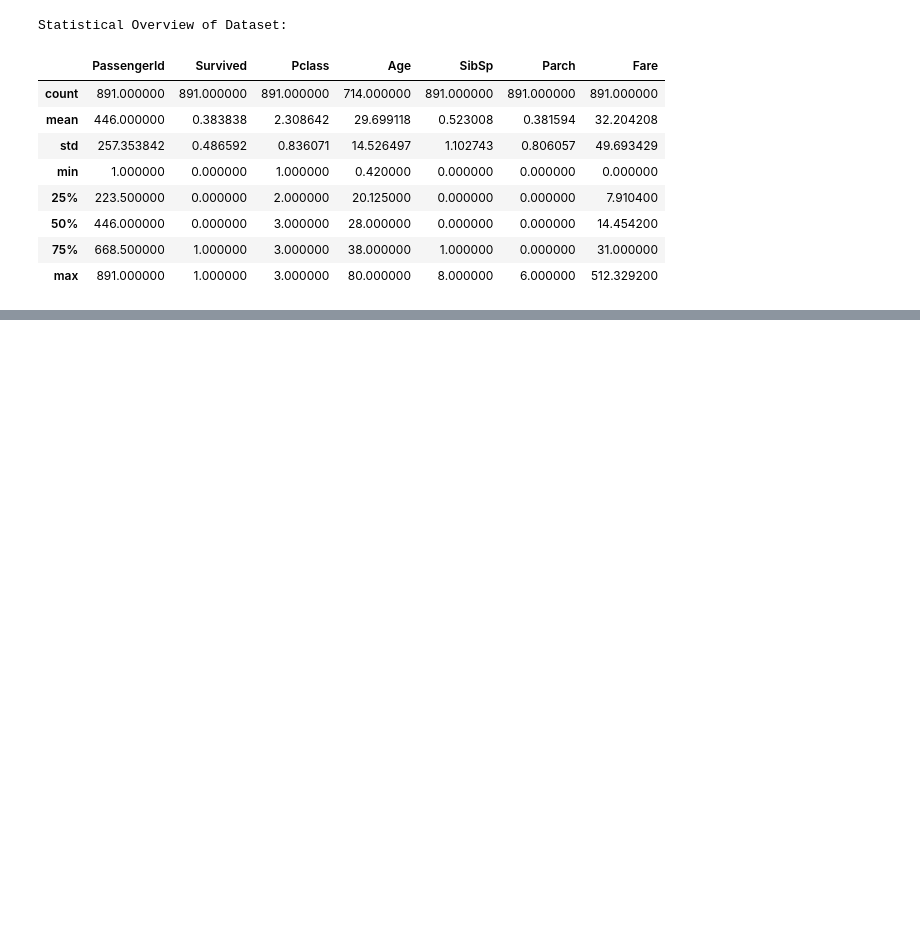
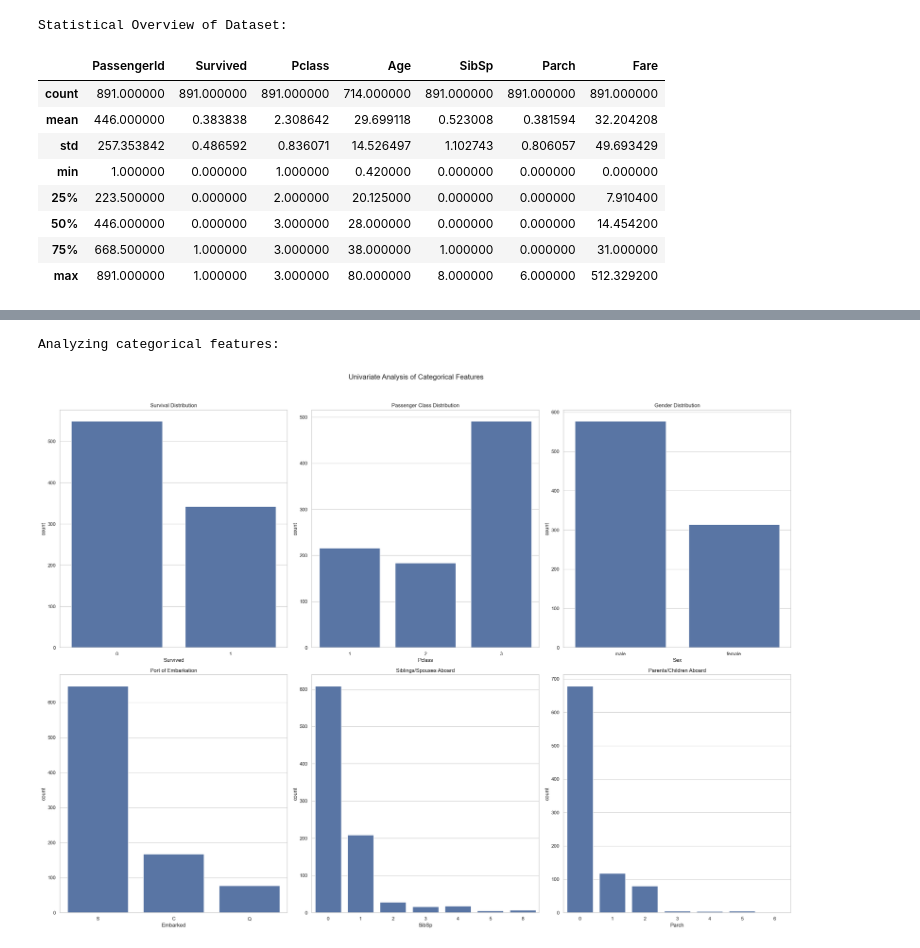
Before and after one commit to AaryanBairagi/GeekForGeeks-21Days-21Projects-Challenge, a Jupyter notebook: Day 1/EDA.ipynb, the cells around one changed output, grey strips where cells are left out. Saved outputs shown, nothing was run; the diff lists cells and outputs as text; code cells hidden in the pictures; blank space fills up the shorter version.

```diff
--- a/Day 1/EDA.ipynb
+++ b/Day 1/EDA.ipynb
@@ -86,0 +126,9 @@ Statistical Overview of Dataset:
+# %%
+#so 'Age' and 'Cabin' have most null values followed by 'Embark'
+##1.Handling missing 'Age' values by filling Median value
+median_age = titanic_df['Age'].median()
+titanic_df['Age'] = titanic_df['Age'].fillna(median_age)
+# %%
+# 2. Handle missing 'Embarked' values by filling Mode value
+mode_embarked = titanic_df['Embarked'].mode()[0]
+titanic_df['Embarked'] = titanic_df['Embarked'].fillna(mode_embarked)
@@ -86,0 +152,5 @@ Statistical Overview of Dataset:
+# %%
+# 3. Handle the 'Cabin' column
+# since majority of data is missing, so imputing is not a good idea. Instead, we'll create a new feature 'Has_Cabin' which will have binary values
+titanic_df['Has_Cabin'] = titanic_df['Cabin'].notna().astype(int) # 1 if has cabin, 0 if not
+titanic_df.drop('Cabin', axis=1, inplace=True) # Drop the original column
@@ -86,0 +176,19 @@ Statistical Overview of Dataset:
+# %%
+##STEP 4: ANALYZING THE VARIABLES
+#Univariate Distribution - analyze each variable individually to understand its distribution
+print("Analyzing Categorical Features:")
+fig , axes = plt.subplots(2,3,figsize=(24,18));
+fig.suptitle('Univariate Analysis of Categorical Features', fontsize=16)
+
+sns.countplot(ax=axes[0,0], x='Survived', data=titanic_df).set_title('Survival Distribution')
+sns.countplot(ax=axes[0,1], x='Pclass', data=titanic_df).set_title('Passenger Class Distribution')
+sns.countplot(ax=axes[0,2], x='Sex', data=titanic_df).set_title('Gender Distribution')
+sns.countplot(ax=axes[1, 0], x='Embarked', data=titanic_df).set_title('Port of Embarkation')
+sns.countplot(ax=axes[1, 1], x='SibSp', data=titanic_df).set_title('Siblings/Spouses Aboard')
+sns.countplot(ax=axes[1, 2], x='Parch', data=titanic_df).set_title('Parents/Children Aboard')
+
+plt.tight_layout(rect=[0,0,1,0.96])
+plt.show()
+# %% [output]
+Analyzing categorical features:
+[figure, added]
```
Also changed, not shown: parts of 21 cells of this notebook.
